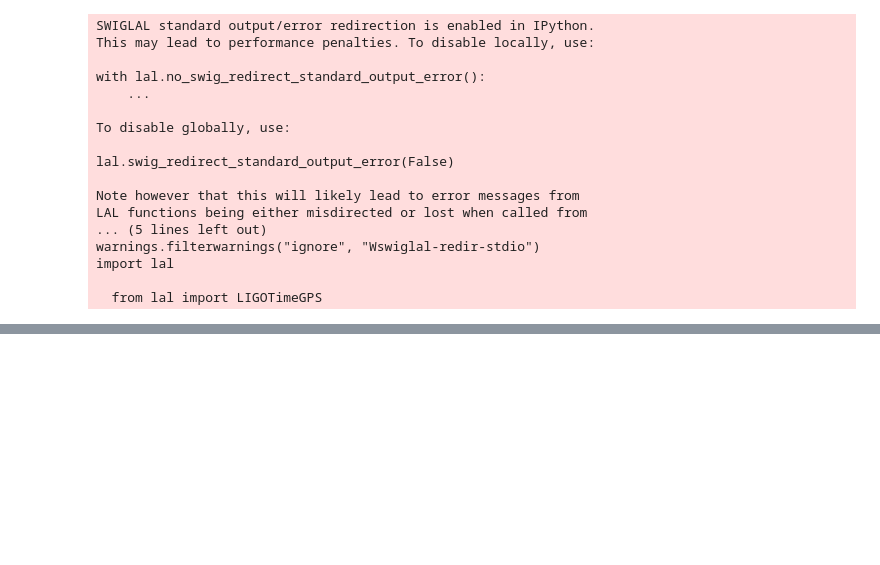
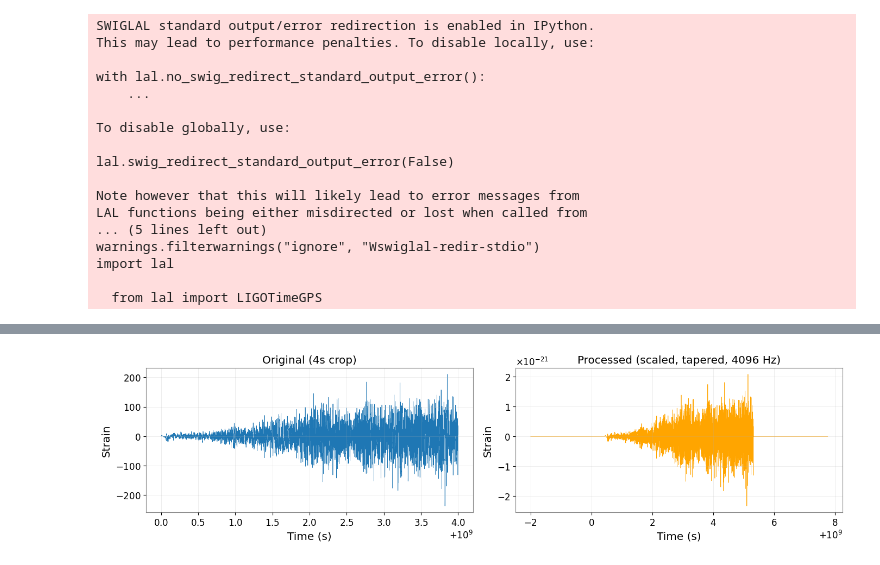
Before and after one commit to chaipattira/gw-collapsar, a Jupyter notebook: preprocess.ipynb, the cells around one changed output, grey strips where cells are left out. Drawn from its saved outputs; the diff is of its cells as text; code cells hidden in the pictures; blank space fills up the shorter version.

```diff
--- a/preprocess.ipynb
+++ b/preprocess.ipynb
@@ -128,0 +90,20 @@ plt.show()
+# %%
+# Compare original vs processed
+fig, axes = plt.subplots(1, 2, figsize=(14, 4))
+
+axes[0].plot(ts.crop(t0_gps, t0_gps + 4.0).times.value, ts.crop(t0_gps, t0_gps + 4.0).value, linewidth=0.5)
+axes[0].set_xlabel('Time (s)')
+axes[0].set_ylabel('Strain')
+axes[0].set_title('Original (4s crop)')
+axes[0].grid(True, alpha=0.3)
+
+axes[1].plot(ts_processed.times.value, ts_processed.value, linewidth=0.5, color='orange')
+axes[1].set_xlabel('Time (s)')
+axes[1].set_ylabel('Strain')
+axes[1].set_title('Processed (scaled, tapered, 4096 Hz)')
+axes[1].grid(True, alpha=0.3)
+
+plt.tight_layout()
+plt.show()
+# %% [output]
+[figure, added]
```
Also changed, not shown: parts of 7 cells of this notebook, 1 other file.
